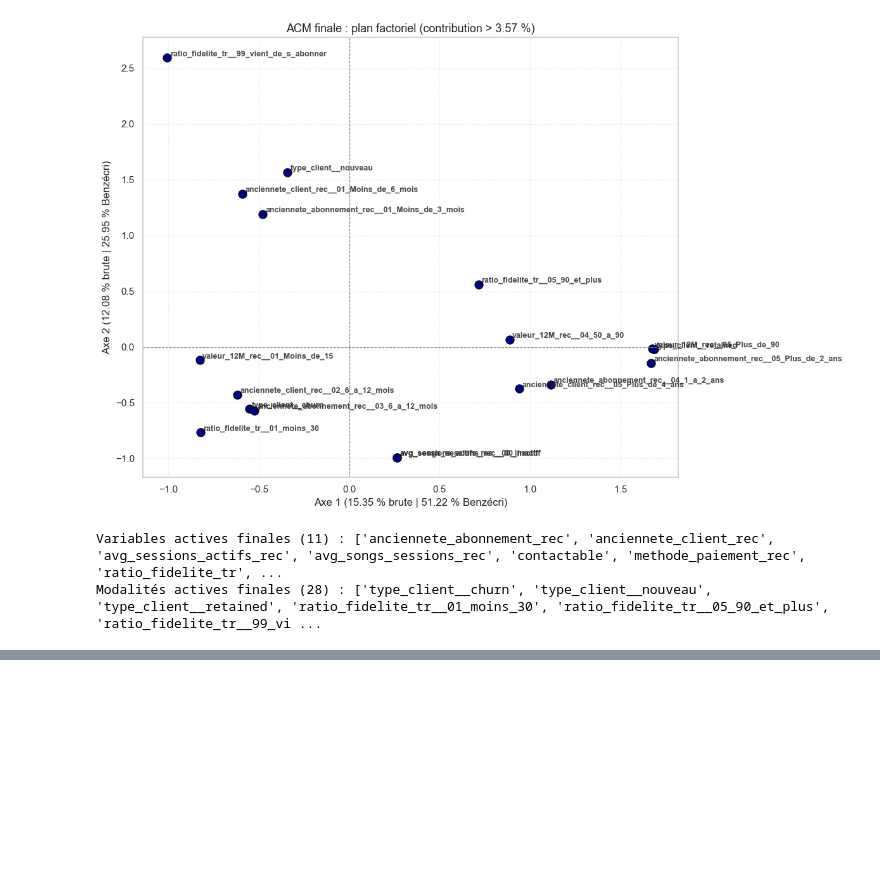
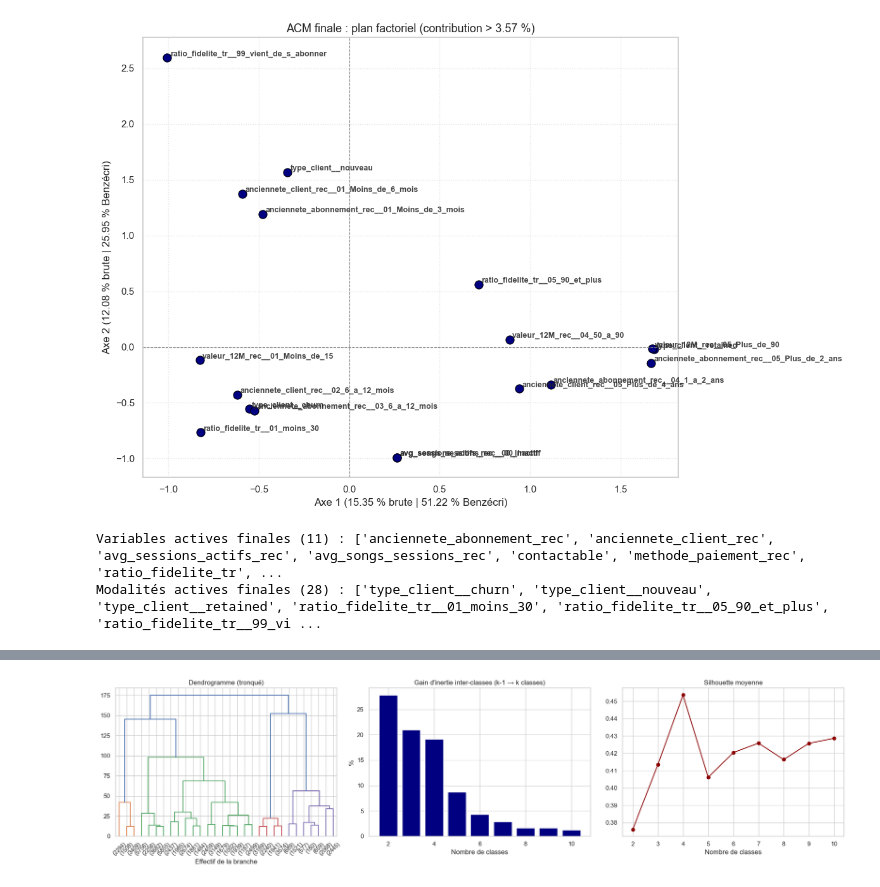
Before and after one commit to sebaarayacastro1/clustering, a Jupyter notebook: notebooks/main.ipynb, the cells around one changed output, grey strips where cells are left out. Drawn from its saved outputs; the diff is of its cells as text; code cells hidden in the pictures; blank space fills up the shorter version.

```diff
--- a/notebooks/main.ipynb
+++ b/notebooks/main.ipynb
@@ -1398,3 +1145,69 @@ Itération 3 : 0 modalité(s) supprimée(s) -> []
 [figure]
 Variables actives finales (11) : ['anciennete_abonnement_rec', 'anciennete_client_rec', 'avg_sessions_actifs_rec', 'avg_songs_sessions_rec', 'contactable', 'methode_paiement_rec', 'ratio_fidelite_tr', ...
 Modalités actives finales (28) : ['type_client__churn', 'type_client__nouveau', 'type_client__retained', 'ratio_fidelite_tr__01_moins_30', 'ratio_fidelite_tr__05_90_et_plus', 'ratio_fidelite_tr__99_vi ...
+# %%
+### CHH ###
+
+# ===== PARAMÈTRES CAH =====
+N_AXES_CAH = 3               # axes de l'ACM utilisés pour la CAH
+K_MAX = 10                   # nombre maximal de classes examiné
+TAILLE_SILHOUETTE = 10000    # sous-échantillon pour le calcul de la silhouette
+
+# ===== 1. COORDONNÉES DES INDIVIDUS (échantillon de 20 %) =====
+somme_active = tableau_disjonctif[colonnes_finales].sum(axis=1)
+print(f"Individus sans aucune modalité active : {(somme_active == 0).sum()}")
+
+coordonnees_cah = modele_final.row_coordinates(
+    tableau_disjonctif[colonnes_finales]
+).iloc[:, :N_AXES_CAH]
+print(f"Coordonnées pour la CAH : {coordonnees_cah.shape}")
+
+# ===== 2. CAH : critère de Ward, distance euclidienne =====
+# fastcluster : même résultat que scipy mais avec une mémoire en O(n)
+liaison = fastcluster.linkage_vector(
+    np.ascontiguousarray(coordonnees_cah.values, dtype=np.float64),
+    method='ward',
+    metric='euclidean'
+)
+
+# ===== 3. CRITÈRES POUR CHOISIR LE NOMBRE DE CLASSES =====
+# Propriété de Ward : gain d'inertie inter-classes d'une fusion = hauteur² / 2
+gains = liaison[:, 2] ** 2 / 2
+inertie_totale_cah = gains.sum()
+
+lignes = []
+for k in range(2, K_MAX + 1):
+    etiquettes_k = fcluster(liaison, t=k, criterion='maxclust')
+    lignes.append({
+        'Nb_classes': k,
+        'Gain inertie inter (%)': gains[-(k - 1)] / inertie_totale_cah * 100,   # passage de k-1 à k classes
+        'Inertie inter cumulée (%)': gains[-(k - 1):].sum() / inertie_totale_cah * 100,
+        'Silhouette': silhouette_score(
+            coordonnees_cah.values, etiquettes_k,
+            sample_size=TAILLE_SILHOUETTE, random_state=GRAINE
+        )
+    })
+
+df_criteres = pd.DataFrame(lignes)
+print("\n=== Critères de choix du nombre de classes ===")
+print(df_criteres.round(2).to_string(index=False))
+
+# ===== 4. GRAPHIQUES =====
+fig, axes = plt.subplots(1, 3, figsize=(19, 5))
+
+dendrogram(liaison, truncate_mode='lastp', p=30, show_leaf_counts=True, ax=axes[0])
+axes[0].set_title("Dendrogramme (tronqué)")
+axes[0].set_xlabel("Effectif de la branche")
+
+axes[1].bar(df_criteres['Nb_classes'], df_criteres['Gain inertie inter (%)'], color='navy')
+axes[1].set_title("Gain d'inertie inter-classes (k-1 → k classes)")
+axes[1].set_xlabel("Nombre de classes")
+axes[1].set_ylabel("%")
+
+axes[2].plot(df_criteres['Nb_classes'], df_criteres['Silhouette'], marker='o', color='darkred')
+axes[2].set_title("Silhouette moyenne")
+axes[2].set_xlabel("Nombre de classes")
+
+plt.tight_layout()
+plt.show()
+# %% [output]
@@ -1400,0 +1228 @@ Modalités actives finales (28) : ['type_client__churn', 'type_client__nouveau',
+[figure, added]
```
Also changed, not shown: parts of 5 cells of this notebook.
